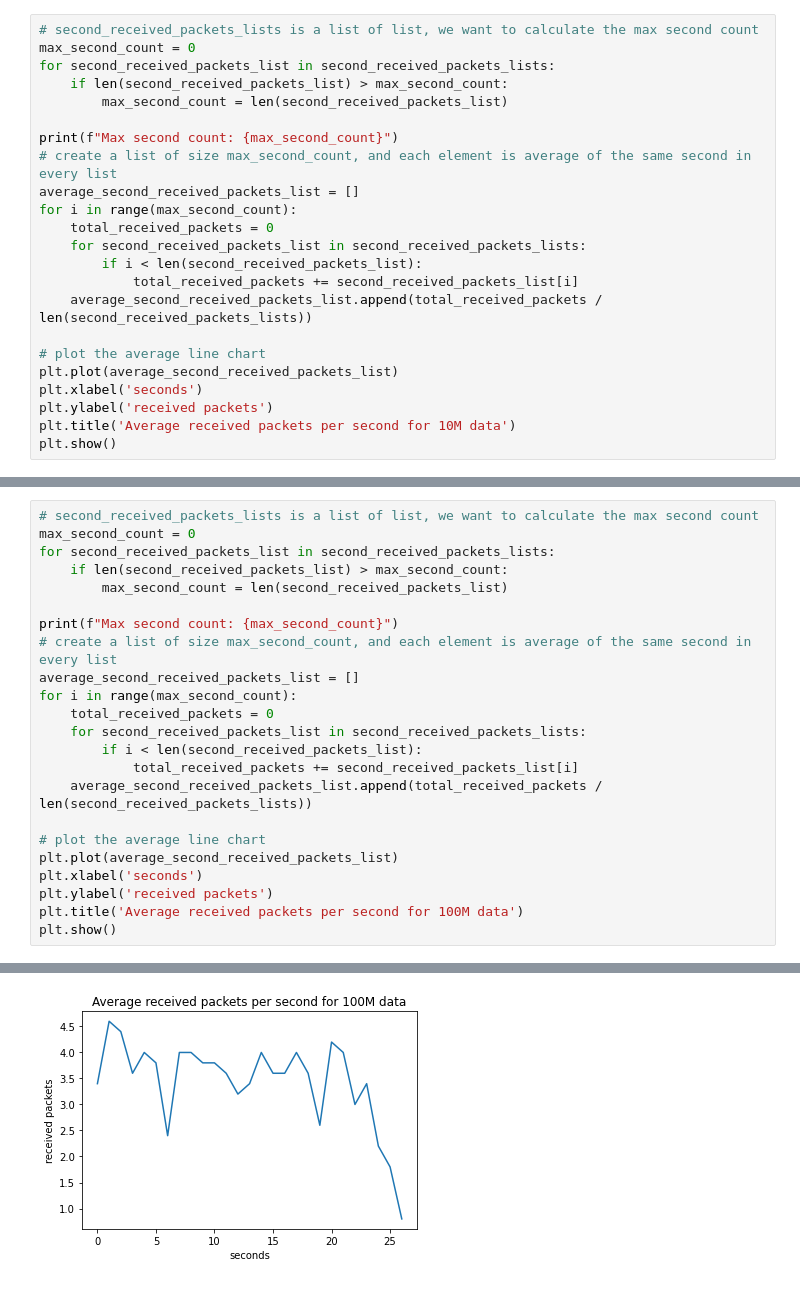
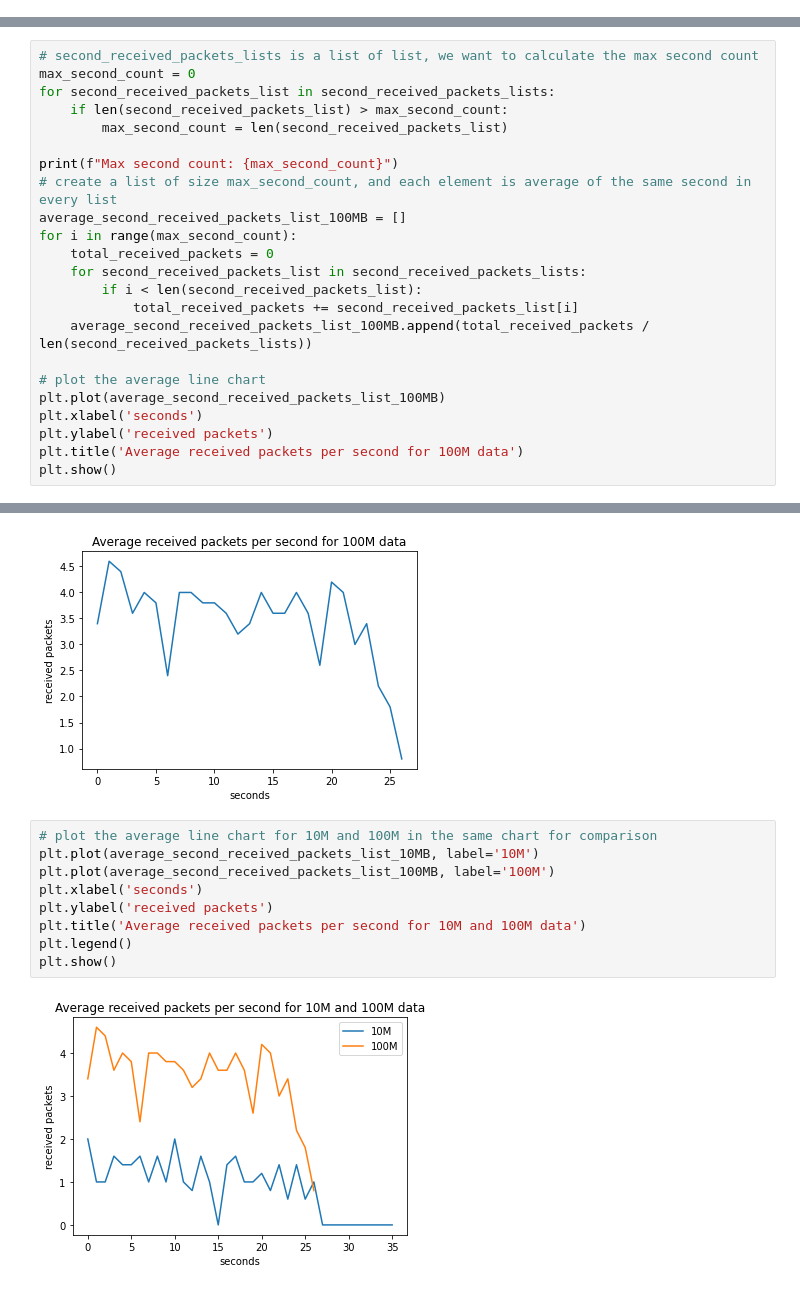
Before and after one commit to gary1030/zenoh-in-noise-environment, a Jupyter notebook: zenoh-measurement/data_analysis.ipynb, the cells around one changed output, grey strips where cells are left out. Drawn from its saved outputs; the diff is of its cells as text.

Commit message:
finish: analysis of 10M and 100M with payload size 1MB

```diff
--- a/zenoh-measurement/data_analysis.ipynb
+++ b/zenoh-measurement/data_analysis.ipynb
@@ -90,23 +105,0 @@ Max second count: 36
-# %%
-# second_received_packets_lists is a list of list, we want to calculate the max second count
-max_second_count = 0
-for second_received_packets_list in second_received_packets_lists:
-    if len(second_received_packets_list) > max_second_count:
-        max_second_count = len(second_received_packets_list)
-
-print(f"Max second count: {max_second_count}")
-# create a list of size max_second_count, and each element is average of the same second in every list
-average_second_received_packets_list = []
-for i in range(max_second_count):
-    total_received_packets = 0
-    for second_received_packets_list in second_received_packets_lists:
-        if i < len(second_received_packets_list):
-            total_received_packets += second_received_packets_list[i]
-    average_second_received_packets_list.append(total_received_packets / len(second_received_packets_lists))
-
-# plot the average line chart
-plt.plot(average_second_received_packets_list)
-plt.xlabel('seconds')
-plt.ylabel('received packets')
-plt.title('Average received packets per second for 10M data')
-plt.show()
@@ -152,16 +143,16 @@ for second_received_packets_list in second_received_packets_lists:
 
 print(f"Max second count: {max_second_count}")
 # create a list of size max_second_count, and each element is average of the same second in every list
-average_second_received_packets_list = []
+average_second_received_packets_list_100MB = []
 for i in range(max_second_count):
     total_received_packets = 0
     for second_received_packets_list in second_received_packets_lists:
         if i < len(second_received_packets_list):
             total_received_packets += second_received_packets_list[i]
-    average_second_received_packets_list.append(total_received_packets / len(second_received_packets_lists))
+    average_second_received_packets_list_100MB.append(total_received_packets / len(second_received_packets_lists))
 
 # plot the average line chart
-plt.plot(average_second_received_packets_list)
+plt.plot(average_second_received_packets_list_100MB)
 plt.xlabel('seconds')
 plt.ylabel('received packets')
 plt.title('Average received packets per second for 100M data')
@@ -169,3 +160,14 @@ plt.show()
 # %% [output]
 Max second count: 27
 [figure]
+# %%
+# plot the average line chart for 10M and 100M in the same chart for comparison
+plt.plot(average_second_received_packets_list_10MB, label='10M')
+plt.plot(average_second_received_packets_list_100MB, label='100M')
+plt.xlabel('seconds')
+plt.ylabel('received packets')
+plt.title('Average received packets per second for 10M and 100M data')
+plt.legend()
+plt.show()
+# %% [output]
+[figure, added]
```
Also changed, not shown: parts of 2 cells of this notebook.
